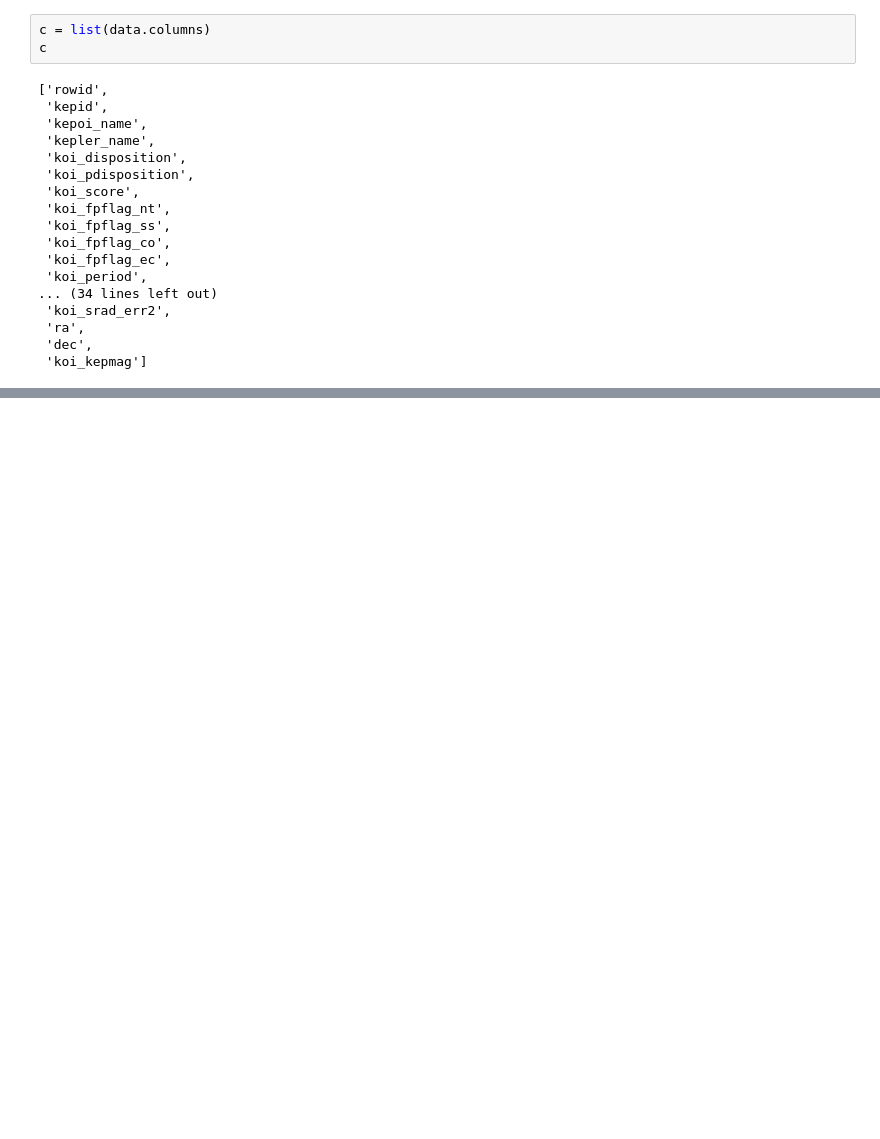
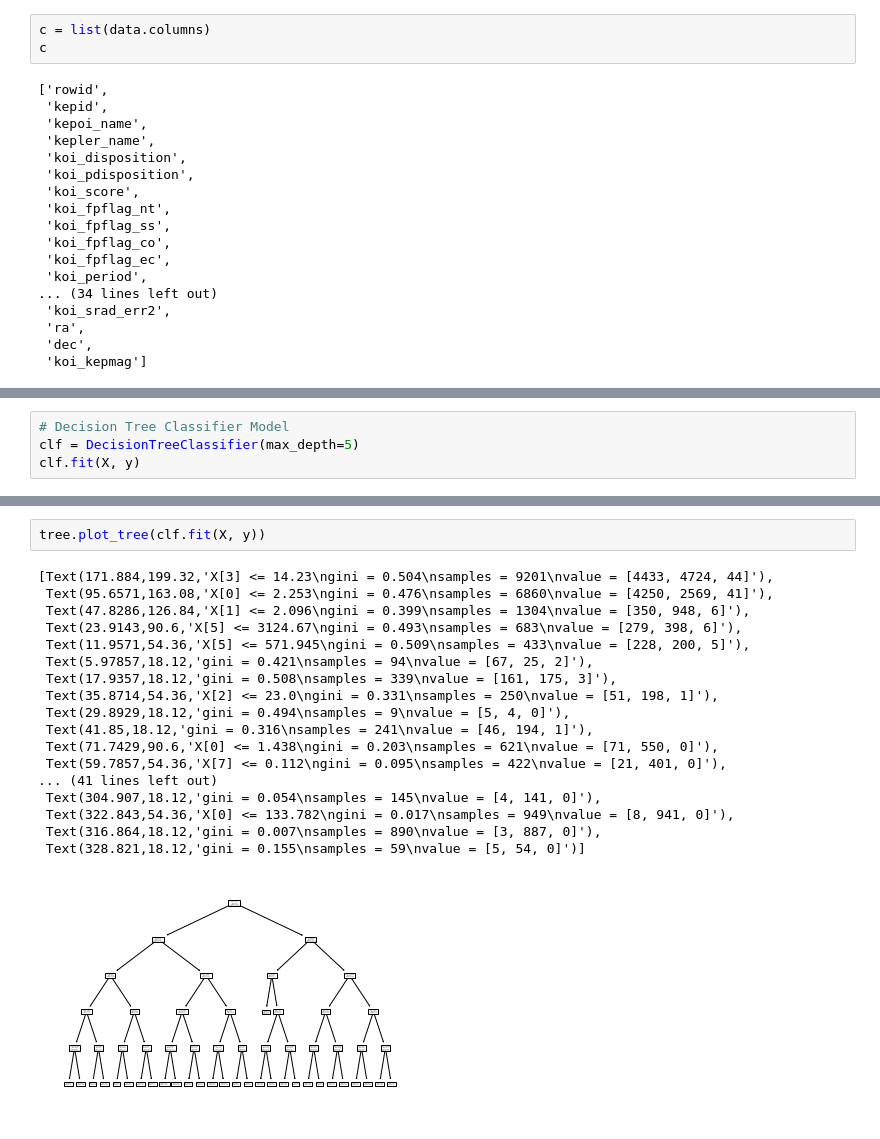
Before and after one commit to NormanLo4319/Exoplanet-Exploration-ML-Project, a Jupyter notebook: Exoplanet_Exploration_Project.ipynb, the cells around one changed output, grey strips where cells are left out. Saved outputs shown, nothing was run; the diff lists cells and outputs as text; blank space fills up the shorter version.

```diff
--- a/Exoplanet_Exploration_Project.ipynb
+++ b/Exoplanet_Exploration_Project.ipynb
@@ -99,0 +300,4 @@ Name: koi_score, Length: 9564, dtype: float64
+# %%
+# Decision Tree Classifier Model
+clf = DecisionTreeClassifier(max_depth=5)
+clf.fit(X, y)
@@ -99,0 +331,21 @@ Name: koi_score, Length: 9564, dtype: float64
+# %%
+tree.plot_tree(clf.fit(X, y))
+# %% [output]
+[Text(171.884,199.32,'X[3] <= 14.23\ngini = 0.504\nsamples = 9201\nvalue = [4433, 4724, 44]'),
+ Text(95.6571,163.08,'X[0] <= 2.253\ngini = 0.476\nsamples = 6860\nvalue = [4250, 2569, 41]'),
+ Text(47.8286,126.84,'X[1] <= 2.096\ngini = 0.399\nsamples = 1304\nvalue = [350, 948, 6]'),
+ Text(23.9143,90.6,'X[5] <= 3124.67\ngini = 0.493\nsamples = 683\nvalue = [279, 398, 6]'),
+ Text(11.9571,54.36,'X[5] <= 571.945\ngini = 0.509\nsamples = 433\nvalue = [228, 200, 5]'),
+ Text(5.97857,18.12,'gini = 0.421\nsamples = 94\nvalue = [67, 25, 2]'),
+ Text(17.9357,18.12,'gini = 0.508\nsamples = 339\nvalue = [161, 175, 3]'),
+ Text(35.8714,54.36,'X[2] <= 23.0\ngini = 0.331\nsamples = 250\nvalue = [51, 198, 1]'),
+ Text(29.8929,18.12,'gini = 0.494\nsamples = 9\nvalue = [5, 4, 0]'),
+ Text(41.85,18.12,'gini = 0.316\nsamples = 241\nvalue = [46, 194, 1]'),
+ Text(71.7429,90.6,'X[0] <= 1.438\ngini = 0.203\nsamples = 621\nvalue = [71, 550, 0]'),
+ Text(59.7857,54.36,'X[7] <= 0.112\ngini = 0.095\nsamples = 422\nvalue = [21, 401, 0]'),
+... (41 lines left out)
+ Text(304.907,18.12,'gini = 0.054\nsamples = 145\nvalue = [4, 141, 0]'),
+ Text(322.843,54.36,'X[0] <= 133.782\ngini = 0.017\nsamples = 949\nvalue = [8, 941, 0]'),
+ Text(316.864,18.12,'gini = 0.007\nsamples = 890\nvalue = [3, 887, 0]'),
+ Text(328.821,18.12,'gini = 0.155\nsamples = 59\nvalue = [5, 54, 0]')]
+[figure, added]
```
Also changed, not shown: parts of 54 cells of this notebook, 3 other files.
